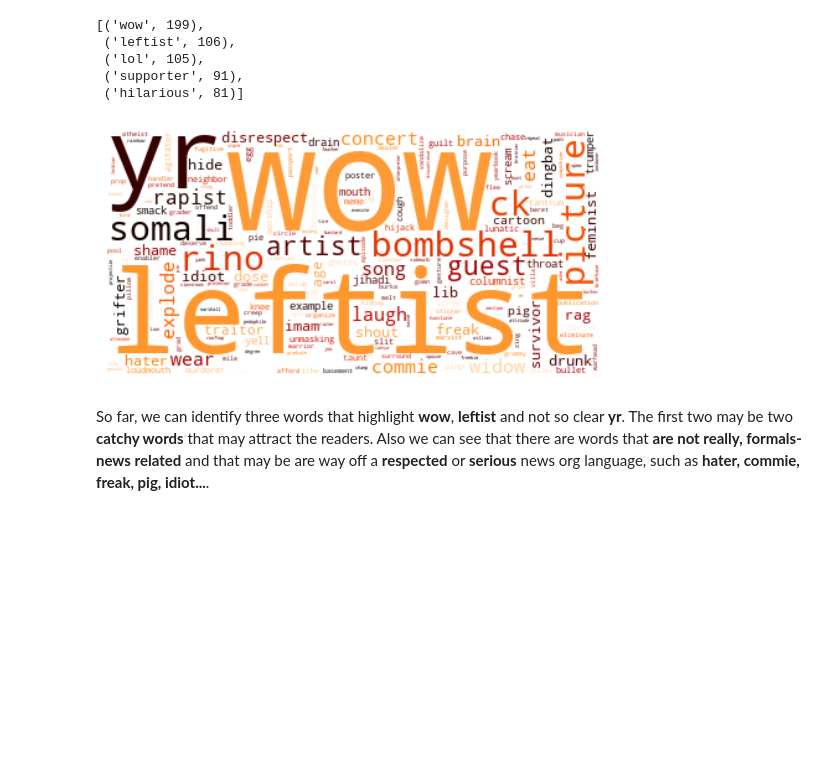
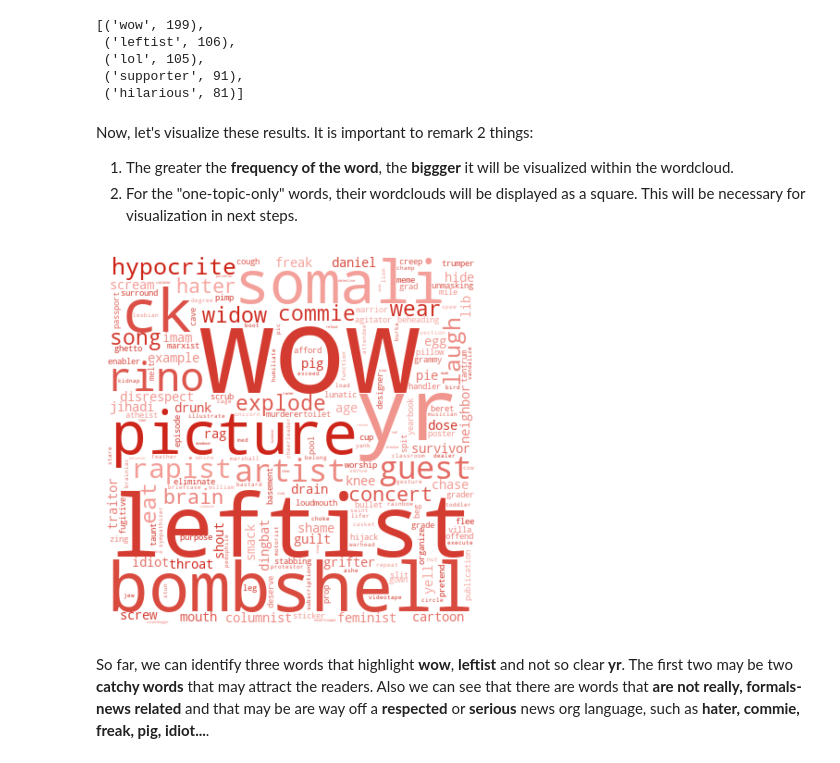
Before and after one commit to system-rowb/Data-Portfolio, a Jupyter notebook: NLP/Fake_news/Fake_news.ipynb, the cells around one changed output. Drawn from its saved outputs; the diff is of its cells as text; code cells hidden in the pictures; blank space fills up the shorter version.

```diff
--- a/NLP/Fake_news/Fake_news.ipynb
+++ b/NLP/Fake_news/Fake_news.ipynb
@@ -31,3 +29,24 @@ WORDCLOUD_ARGS_RAW = dict(stopwords=STOPWORDS, background_color='white', random_
+# %%
+RANDOM_STATE = 11
+HEAD = 5
+STR_HEAD = 50
+WORDCLOUD_ARGS_RAW = dict(stopwords=STOPWORDS, background_color='white', random_state=RANDOM_STATE)
+INTERPOLATION = 'bilinear'
+TOP = 100
+
+
+# COLORS, made up with 10-tones in difference from `https://coolors.co/`
+FAKE_COLOR_MIN = '#F6A8A2'
+FAKE_COLOR_MAX = '#CC2014'
+FAKE_COLOR_CMAP = colors.LinearSegmentedColormap.from_list("", [FAKE_COLOR_MIN, FAKE_COLOR_MAX])
+
+REAL_COLOR_MIN = '#70D79E'
+REAL_COLOR_MAX = '#1F6F43'
+REAL_COLOR_CMAP = colors.LinearSegmentedColormap.from_list("", [REAL_COLOR_MIN, REAL_COLOR_MAX])
+
+BOTH_COLOR_MIN = '#73B3E7'
+BOTH_COLOR_MAX = '#18578C'
+BOTH_COLOR_CMAP = colors.LinearSegmentedColormap.from_list("", [BOTH_COLOR_MIN, BOTH_COLOR_MAX])
 # %%
 # Import the datasets
 real_news = pd.read_csv('data/True.csv')
@@ -220,15 +240,19 @@ fake_titles_only.most_common(HEAD)
  ('lol', 105),
  ('supporter', 91),
  ('hilarious', 81)]
+# %% [markdown]
+Now, let's visualize these results. It is important to remark 2 things:
+1. The greater the **frequency of the word**, the **biggger** it will be visualized within the wordcloud.
+2. For the "one-topic-only" words, their wordclouds will be displayed as a square. This will be necessary for visualization in next steps.
 # %%
 # Visualize a wordcloud with `fake_titles_only`
 # What we do here is generate a wordcloud, in the `generate` arguments we set a sorted list from most common tokens to the least and we concatenate all the
 # tokens with a space " ", so we can use it in a wordcloud.
-fake_titles_only_wc = WordCloud(**WORDCLOUD_ARGS_RAW, colormap='gist_heat').generate(" ".join([item[0] for item in fake_titles_only.most_common()]))
+fake_titles_only_wc = WordCloud(**WORDCLOUD_ARGS_RAW, colormap=FAKE_COLOR_CMAP, height=400, width=400).generate(" ".join([item[0] for item in fake_titles_only.most_common()]))
 plt.imshow(fake_titles_only_wc, interpolation='bilinear')
 _ = plt.axis("off")
 # %% [output]
-[figure, old version]
+[figure, new version]
 # %% [markdown]
 So far, we can identify three words that highlight **wow**, **leftist** and not so clear **yr**. The first two may be two **catchy words** that may attract the readers. Also we can see that there are words that **are not really, formals-news related** and that may be are way off a **respected** or **serious** news org language, such as **hater, commie, freak, pig, idiot...**.
 # %% [markdown]
```
Also changed, not shown: parts of 26 cells of this notebook.
